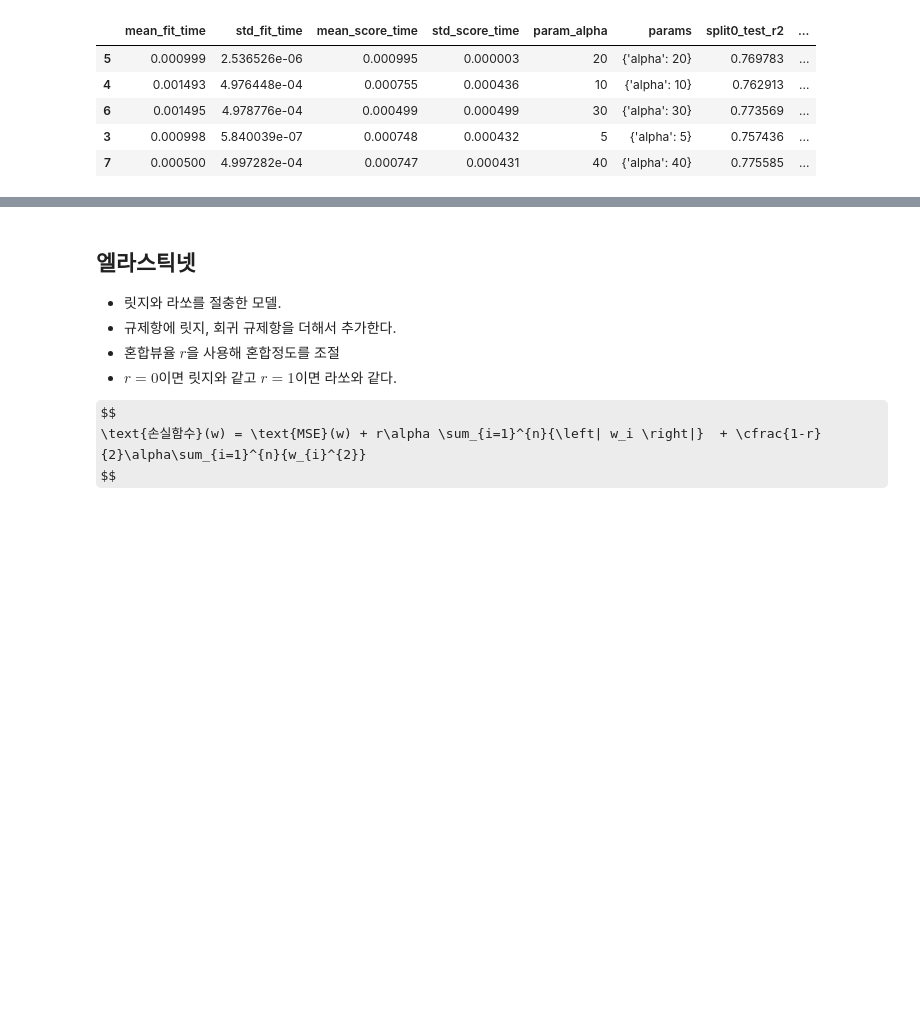
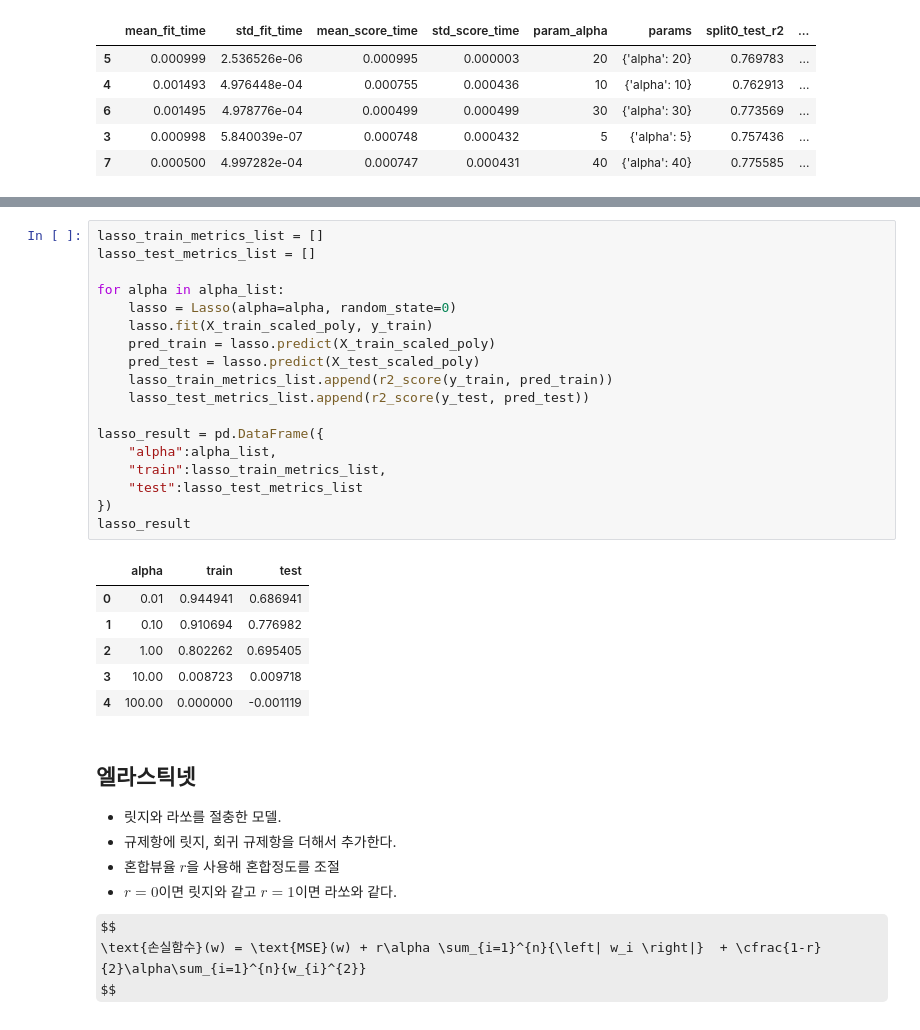
Before and after one commit to purple-cabbage0030/class_review, a Jupyter notebook: 11.MachineLearning/13_선형회귀.ipynb, the cells around one changed output, grey strips where cells are left out. Cells and saved outputs as stored; diff of their text form; some formulas as TeX source; blank space fills up the shorter version.

```diff
--- a/11.MachineLearning/13_선형회귀.ipynb
+++ b/11.MachineLearning/13_선형회귀.ipynb
@@ -618,3 +713,28 @@ $$
+# %%
+lasso_train_metrics_list = []
+lasso_test_metrics_list = []
+
+for alpha in alpha_list:
+    lasso = Lasso(alpha=alpha, random_state=0)
+    lasso.fit(X_train_scaled_poly, y_train)
+    pred_train = lasso.predict(X_train_scaled_poly)
+    pred_test = lasso.predict(X_test_scaled_poly)
+    lasso_train_metrics_list.append(r2_score(y_train, pred_train))
+    lasso_test_metrics_list.append(r2_score(y_test, pred_test))
+
+lasso_result = pd.DataFrame({
+    "alpha":alpha_list,
+    "train":lasso_train_metrics_list,
+    "test":lasso_test_metrics_list
+})
+lasso_result
+# %% [output]
+|  | alpha | train | test |
+| 0 | 0.01 | 0.944941 | 0.686941 |
+| 1 | 0.10 | 0.910694 | 0.776982 |
+| 2 | 1.00 | 0.802262 | 0.695405 |
+| 3 | 10.00 | 0.008723 | 0.009718 |
+| 4 | 100.00 | 0.000000 | -0.001119 |
 # %% [markdown]
 ## 엘라스틱넷
 - 릿지와 라쏘를 절충한 모델.
```
Also changed, not shown: parts of 13 cells of this notebook.
